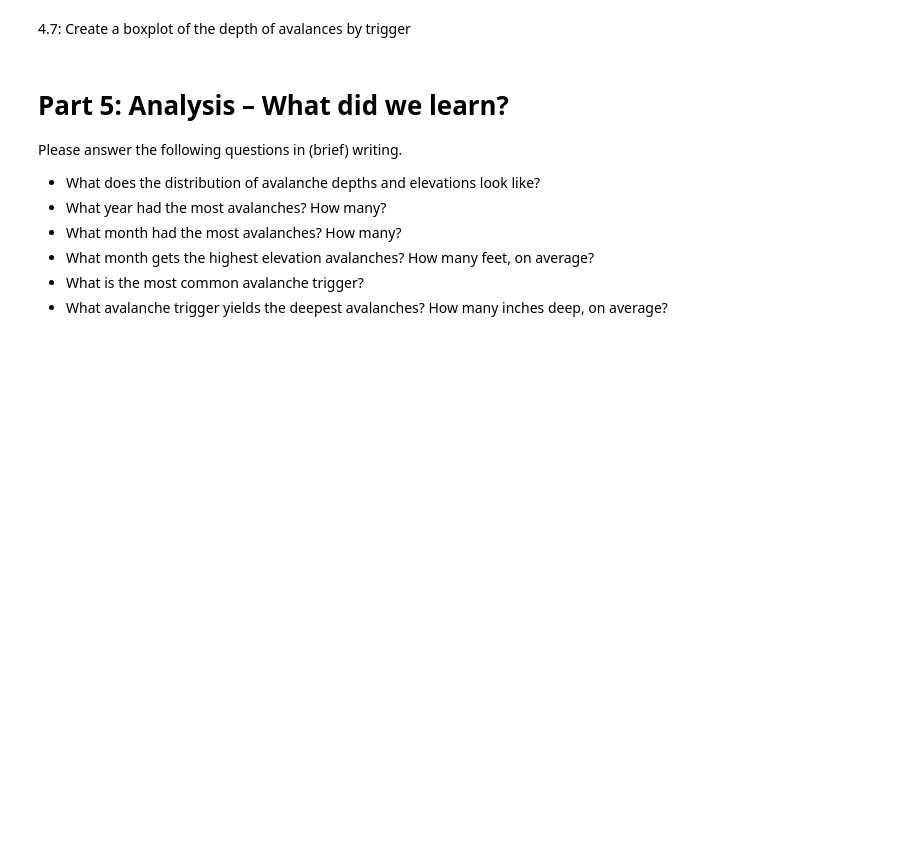
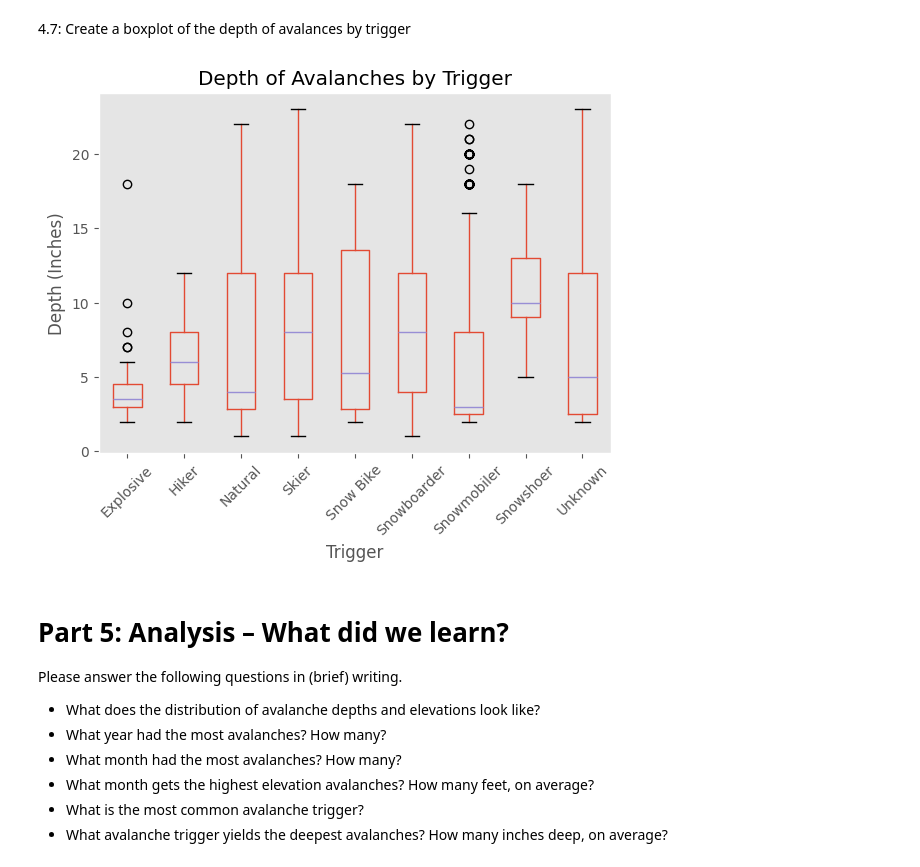
Before and after one commit to logancorrea/Data-Visualization, a Jupyter notebook: Homework/HW01/HW1.ipynb, the cells around one changed output. Saved outputs shown, nothing was run; the diff lists cells and outputs as text; code cells hidden in the pictures; blank space fills up the shorter version.

```diff
--- a/Homework/HW01/HW1.ipynb
+++ b/Homework/HW01/HW1.ipynb
@@ -208,3 +216,12 @@ plt.show()
+# %%
+# Boxplot of Depth_Inches by Trigger
+df.boxplot(column='Depth_Inches', by='Trigger', grid=False, rot=45)
+plt.ylabel('Depth (Inches)')
+plt.title('Depth of Avalanches by Trigger')
+plt.suptitle('')
+plt.show()
+# %% [output]
+[figure, added]
 # %% [markdown]
 # Part 5: Analysis – What did we learn?
 Please answer the following questions in (brief) writing.
```
Also changed, not shown: parts of 3 cells of this notebook.
